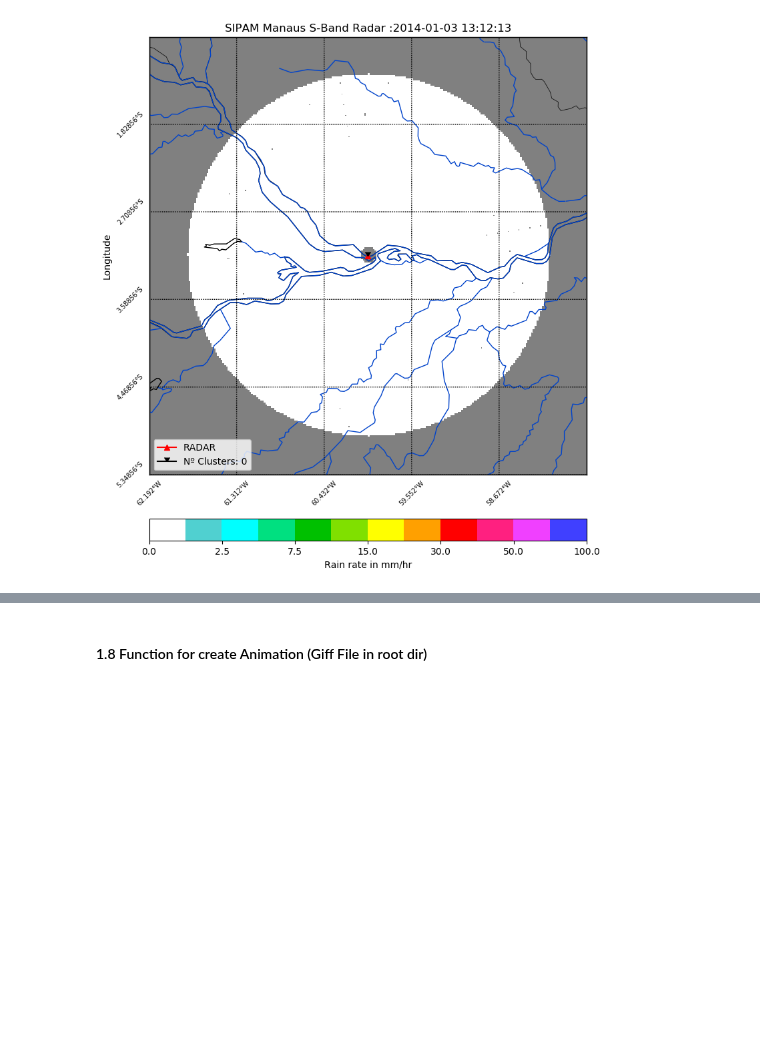
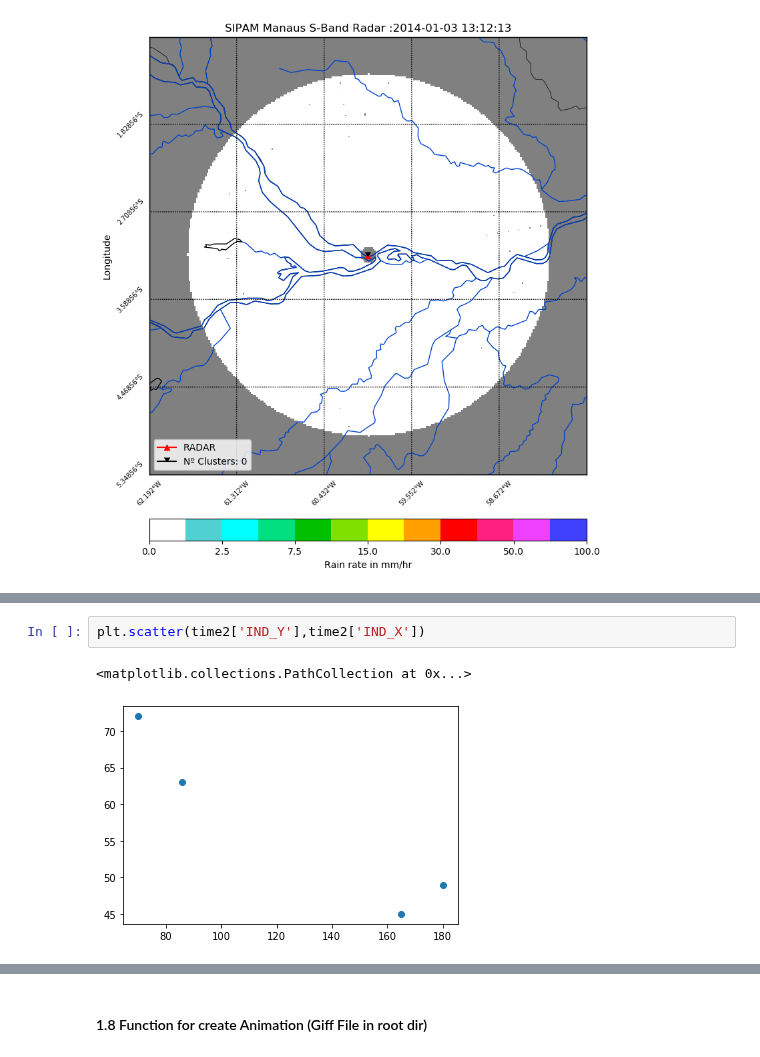
Before and after one commit to helvecioneto/CAP-394, a Jupyter notebook: 01-EDA.ipynb, the cells around one changed output, grey strips where cells are left out. Drawn from its saved outputs; the diff is of its cells as text; blank space fills up the shorter version.

```diff
--- a/01-EDA.ipynb
+++ b/01-EDA.ipynb
@@ -475,0 +559,5 @@ plt.show()
+# %%
+plt.scatter(time2['IND_Y'],time2['IND_X'])
+# %% [output]
+<matplotlib.collections.PathCollection at 0x...>
+[figure, added]
```
Also changed, not shown: parts of 16 cells of this notebook.
